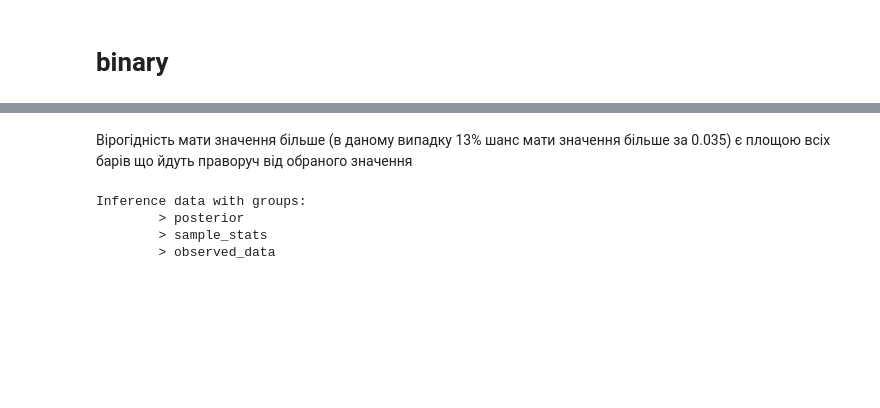
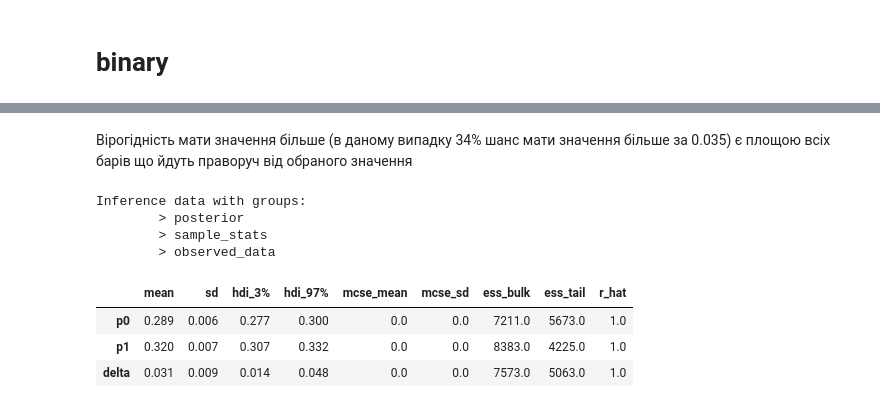
Before and after one commit to Familenko/DS-Lifehacks, a Jupyter notebook: bayes_statistic.ipynb, the cells around one changed output, grey strips where cells are left out. Saved outputs shown, nothing was run; the diff lists cells and outputs as text; code cells hidden in the pictures; blank space fills up the shorter version.

```diff
--- a/bayes_statistic.ipynb
+++ b/bayes_statistic.ipynb
@@ -263,5 +272,5 @@ P(delta > 0.035) = 0.1373
 # %% [markdown]
-Вірогідність мати значення більше (в даному випадку 13% шанс мати значення більше за 0.035) є площою всіх барів що йдуть праворуч від обраного значення
+Вірогідність мати значення більше (в даному випадку 34% шанс мати значення більше за 0.035) є площою всіх барів що йдуть праворуч від обраного значення
 # %%
 trace
 # %% [output]
@@ -269,3 +278,10 @@ Inference data with groups:
         > posterior
         > sample_stats
         > observed_data
+# %%
+az.summary(trace)
+# %% [output]
+|  | mean | sd | hdi_3% | hdi_97% | mcse_mean | mcse_sd | ess_bulk | ess_tail | r_hat |
+| p0 | 0.289 | 0.006 | 0.277 | 0.300 | 0.0 | 0.0 | 7211.0 | 5673.0 | 1.0 |
+| p1 | 0.320 | 0.007 | 0.307 | 0.332 | 0.0 | 0.0 | 8383.0 | 4225.0 | 1.0 |
+| delta | 0.031 | 0.009 | 0.014 | 0.048 | 0.0 | 0.0 | 7573.0 | 5063.0 | 1.0 |
```
Also changed, not shown: parts of 7 cells of this notebook.
